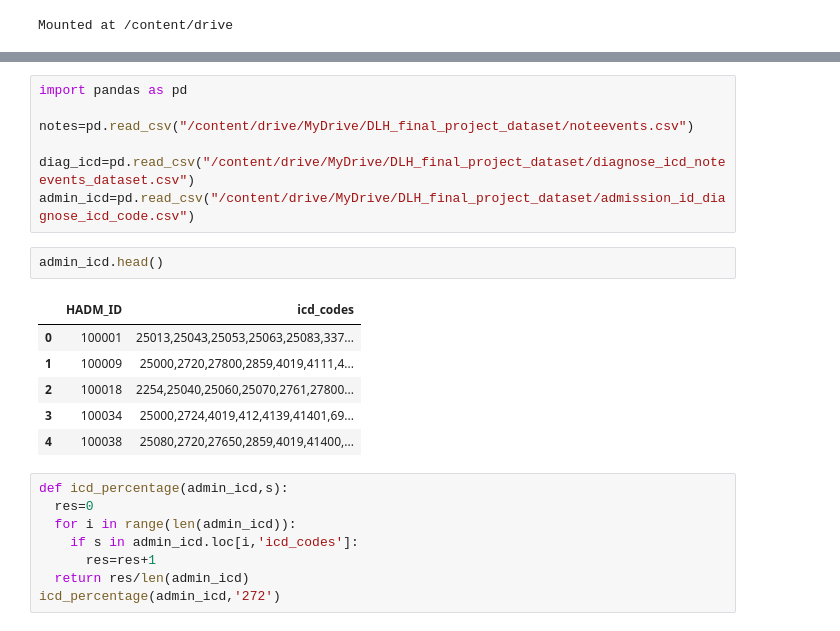
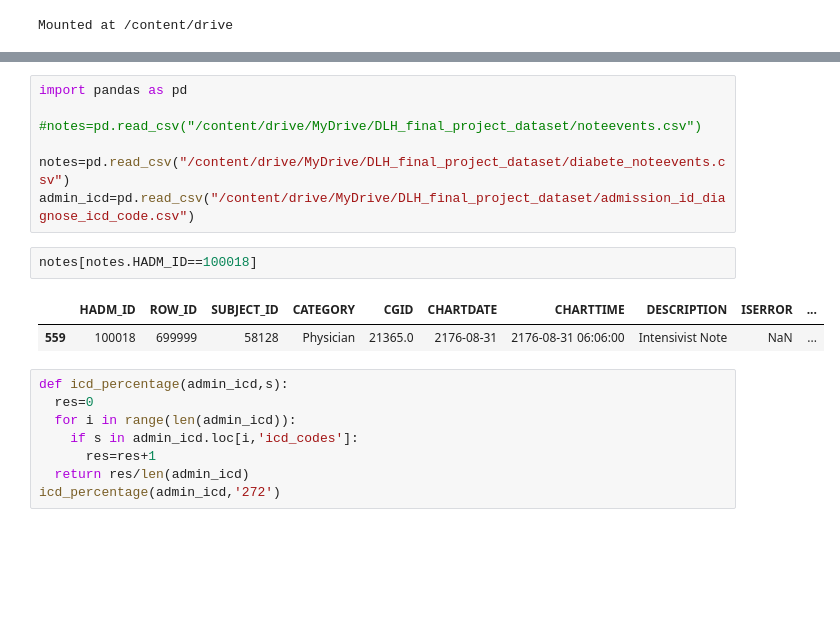
Before and after one commit to Slothbetty/cs598_dlh_final_project, a Jupyter notebook: CS_598_Final_pj.ipynb, the cells around one changed output, grey strips where cells are left out. Drawn from its saved outputs; the diff is of its cells as text; blank space fills up the shorter version.

Commit message:
Update project code with baseline

```diff
--- a/CS_598_Final_pj.ipynb
+++ b/CS_598_Final_pj.ipynb
@@ -10,19 +33,15 @@ Mounted at /content/drive
 # %%
 import pandas as pd
 
-notes=pd.read_csv("/content/drive/MyDrive/DLH_final_project_dataset/noteevents.csv")
+#notes=pd.read_csv("/content/drive/MyDrive/DLH_final_project_dataset/noteevents.csv")
 
-diag_icd=pd.read_csv("/content/drive/MyDrive/DLH_final_project_dataset/diagnose_icd_noteevents_dataset.csv")
+notes=pd.read_csv("/content/drive/MyDrive/DLH_final_project_dataset/diabete_noteevents.csv")
 admin_icd=pd.read_csv("/content/drive/MyDrive/DLH_final_project_dataset/admission_id_diagnose_icd_code.csv")
-# %%
-admin_icd.head()
-# %% [output]
-|  | HADM_ID | icd_codes |
-| 0 | 100001 | 25013,25043,25053,25063,25083,337... |
-| 1 | 100009 | 25000,2720,27800,2859,4019,4111,4... |
-| 2 | 100018 | 2254,25040,25060,25070,2761,27800... |
-| 3 | 100034 | 25000,2724,4019,412,4139,41401,69... |
-| 4 | 100038 | 25080,2720,27650,2859,4019,41400,... |
+# %%
+notes[notes.HADM_ID==100018]
+# %% [output]
+|  | HADM_ID | ROW_ID | SUBJECT_ID | CATEGORY | CGID | CHARTDATE | CHARTTIME | DESCRIPTION | ISERROR | ... |
+| 559 | 100018 | 699999 | 58128 | Physician | 21365.0 | 2176-08-31 | 2176-08-31 06:06:00 | Intensivist Note | NaN | ... |
 # %%
 def icd_percentage(admin_icd,s):
   res=0
```
Also changed, not shown: parts of 27 cells of this notebook.
